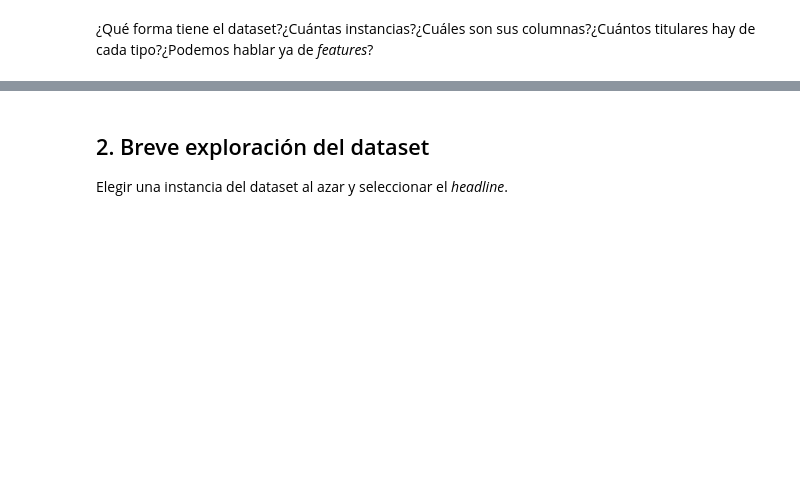
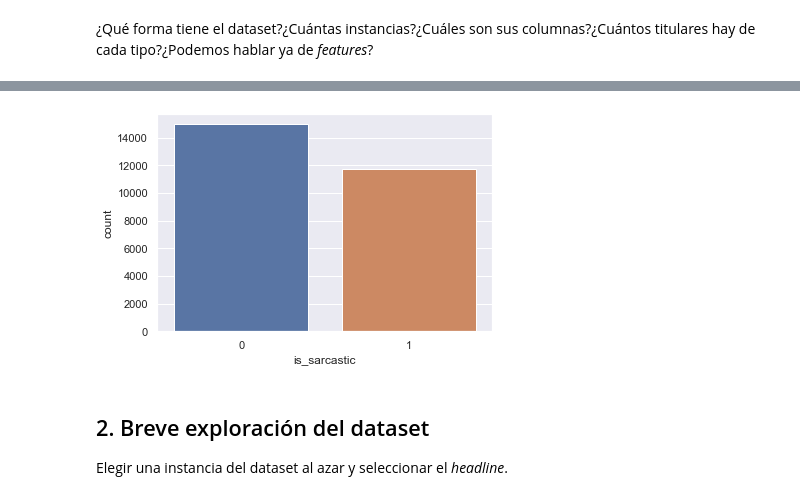
Before and after one commit to fpaterson/Acamica-Data-Science, a Jupyter notebook: Clase 33/DS_Encuentro_33_NLP.ipynb, the cells around one changed output, grey strips where cells are left out. Saved outputs shown, nothing was run; the diff lists cells and outputs as text; code cells hidden in the pictures; blank space fills up the shorter version.

```diff
--- a/Clase 33/DS_Encuentro_33_NLP.ipynb
+++ b/Clase 33/DS_Encuentro_33_NLP.ipynb
@@ -30,3 +38,3 @@ nltk.download('stopwords')
 # %%
-dataset = COMPLETAR
+dataset = pd.read_json("Sarcasm_Headlines_Dataset.json", lines=True)
 dataset.head()
@@ -37,6 +65,8 @@ dataset.shape
 # %%
-sns.countplot(COMPLETAR)
+sns.countplot("is_sarcastic", data=dataset)
 plt.show()
+# %% [output]
+[figure, added]
 # %% [markdown]
 ## 2. Breve exploración del dataset
 
```
Also changed, not shown: parts of 6 cells of this notebook, 2 other files.
